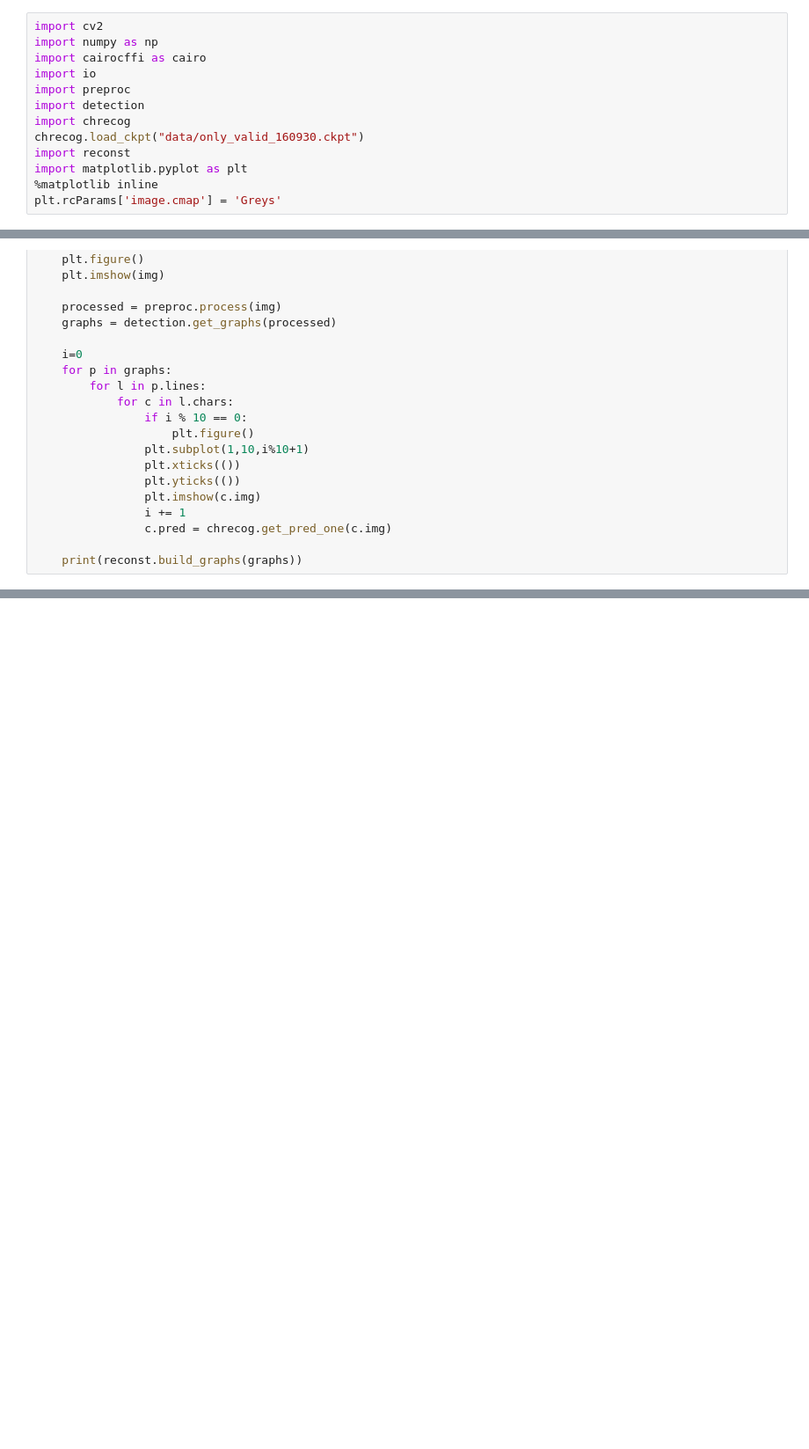
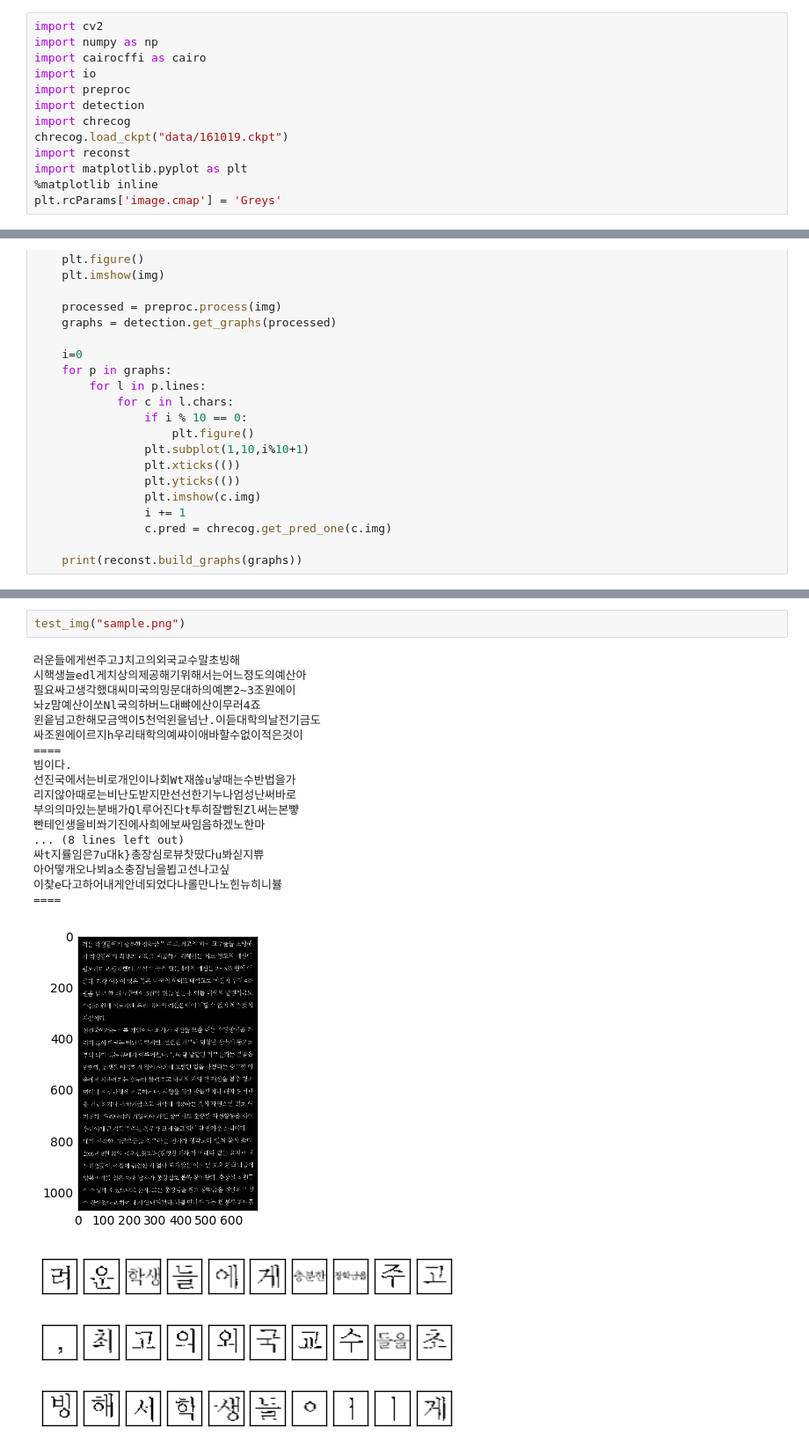
Before and after one commit to yeonwooKim/KoreanOCR, a Jupyter notebook: detection_test.ipynb, the cells around one changed output, grey strips where cells are left out. Shown at 88% size. Cells and saved outputs as stored; diff of their text form; blank space fills up the shorter version.

```diff
--- a/detection_test.ipynb
+++ b/detection_test.ipynb
@@ -6,7 +6,7 @@ import io
 import preproc
 import detection
 import chrecog
-chrecog.load_ckpt("data/only_valid_160930.ckpt")
+chrecog.load_ckpt("data/161019.ckpt")
 import reconst
 import matplotlib.pyplot as plt
 %matplotlib inline
@@ -114,0 +83,24 @@ Wh자thefoxs.
+# %%
+test_img("sample.png")
+# %% [output]
+러운들에게썬주고J치고의외국교수말초빙해
+시핵생늘edl게치상의제공해기위해서는어느정도의예산아
+필요싸고생각했대씨미국의밍문대하의예뽄2~3조원에이
+놔z맘예산이쏘Nl국의하버느대뺘에산이무러4죠
+윈읕넘고한해모금액이5천억윈을넘난.이듣대학의날전기금도
+싸조원에이르지h우리태학의예쌰이애바할수없이적은것이
+====
+빔이다.
+선진국에서는비로개인이나회Wt재쏞u낳때는수반법을가
+리지않아때로는비난도받지만선선한기누나엄성난써바로
+부의의마있는분배가Ql루어진다t투히잘빱된Zl써는본뺳
+빤테인생을비쏴기진에사희에보싸임음하겠노한마
+... (8 lines left out)
+싸t지률임은7u대k}총장심로뷰찻땄다u봐싣지쀼
+아어떻개오나뵈a소충잠님을뵙고선나고싶
+이찾e다고하어내게안네되었다나롤만나노힌뉴히니뷸
+====
+[figure, added]
+[figure, added]
+[figure, added]
+[figure, added]
```
Also changed, not shown: parts of 2 cells of this notebook, 8 other files.
